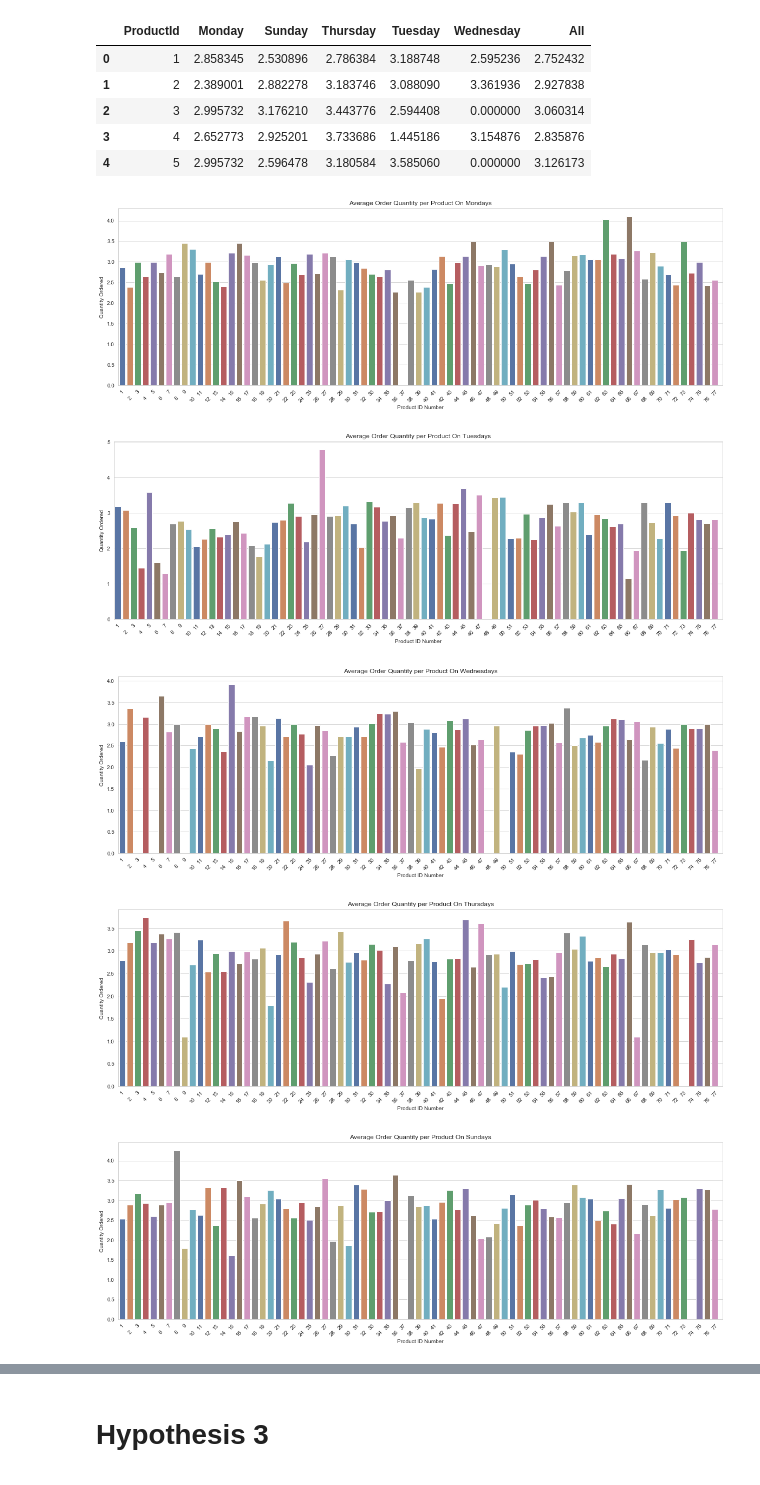
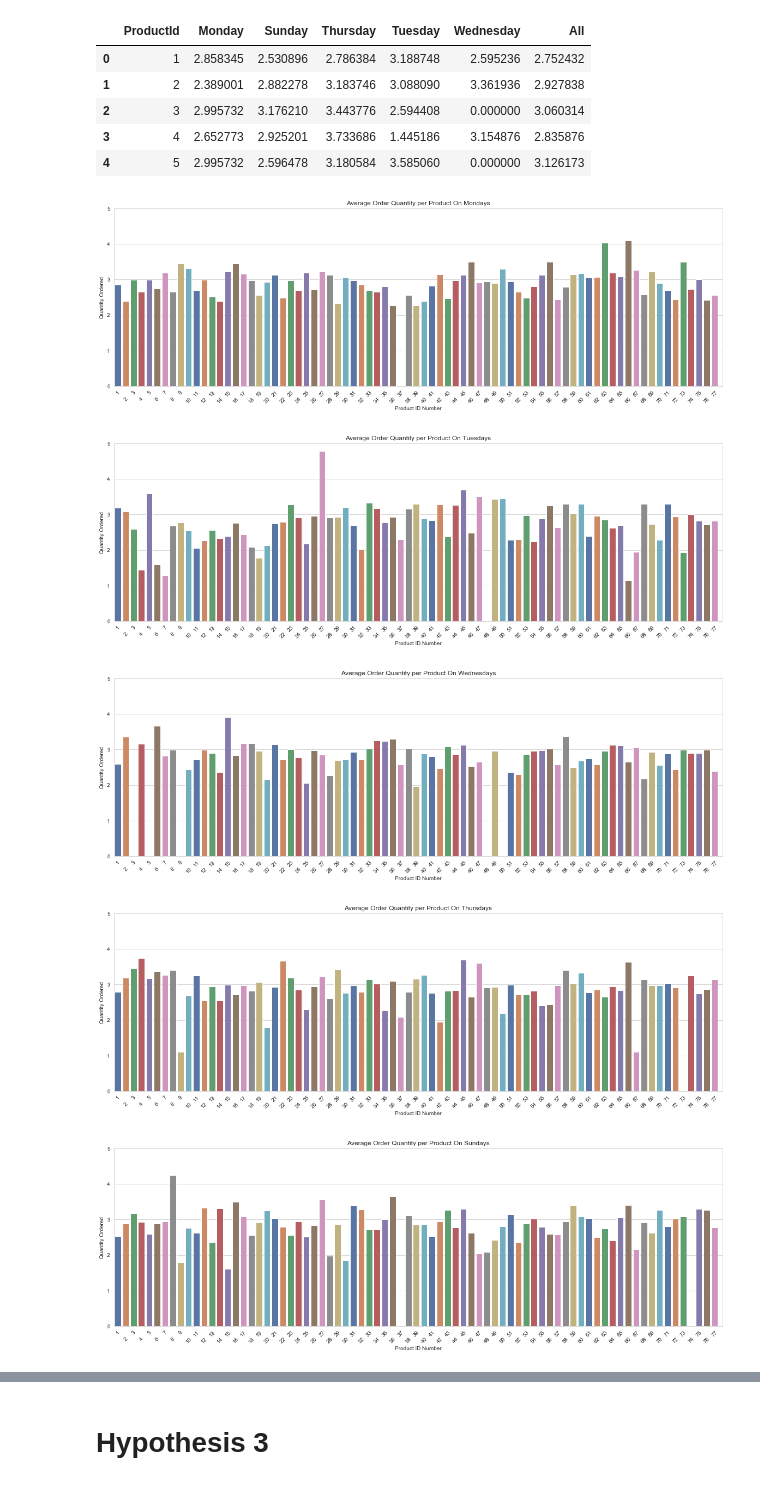
Before and after one commit to akelly66/Flatiron-School, a Jupyter notebook: Mod03/Mod03-Final-Project/Mod03 Final Project.ipynb, the cells around one changed output, grey strips where cells are left out. Cells and saved outputs as stored; diff of their text form; code cells hidden in the pictures.

```diff
--- a/Mod03/Mod03-Final-Project/Mod03 Final Project.ipynb
+++ b/Mod03/Mod03-Final-Project/Mod03 Final Project.ipynb
@@ -280,23 +288,24 @@ weekday_quantity.head()
 # %%
 order_days = ["Monday", "Tuesday", "Wednesday", "Thursday", "Sunday"] #No orders on Friday or Saturday
 for day in order_days:
 
     fig = plt.figure(figsize=(20, 6))
     ax = fig.add_subplot(111)
     sns.barplot(weekday_quantity.ProductId, weekday_quantity[day], palette="deep")
     ax.set_xticks(range(0,78,1))
     ax.set_xticklabels( range(1,78,1), rotation=45)
     for tick in ax.xaxis.get_major_ticks()[1::2]:
         tick.set_pad(15)
+    plt.ylim(top=5)
     plt.xlabel("Product ID Number")
     plt.ylabel("Quantity Ordered")
     plt.title(f"Average Order Quantity per Product On {day}s");
 # %% [output]
-[figure, old version]
+[figure, new version]
 [figure]
-[figure, old version]
+[figure, new version]
-[figure, old version]
+[figure, new version]
-[figure, old version]
+[figure, new version]
 # %% [markdown]
 The previous graphs illustrate average order quantity per day per product for each order day. The colors do not represent anything and are used to make it easier to read. From this, we can see that certain products have never been ordered on certain days, and that some days vary drastically. Tuesday generally seems to have lower quantities.
 
```
Also changed, not shown: parts of 37 cells of this notebook.
